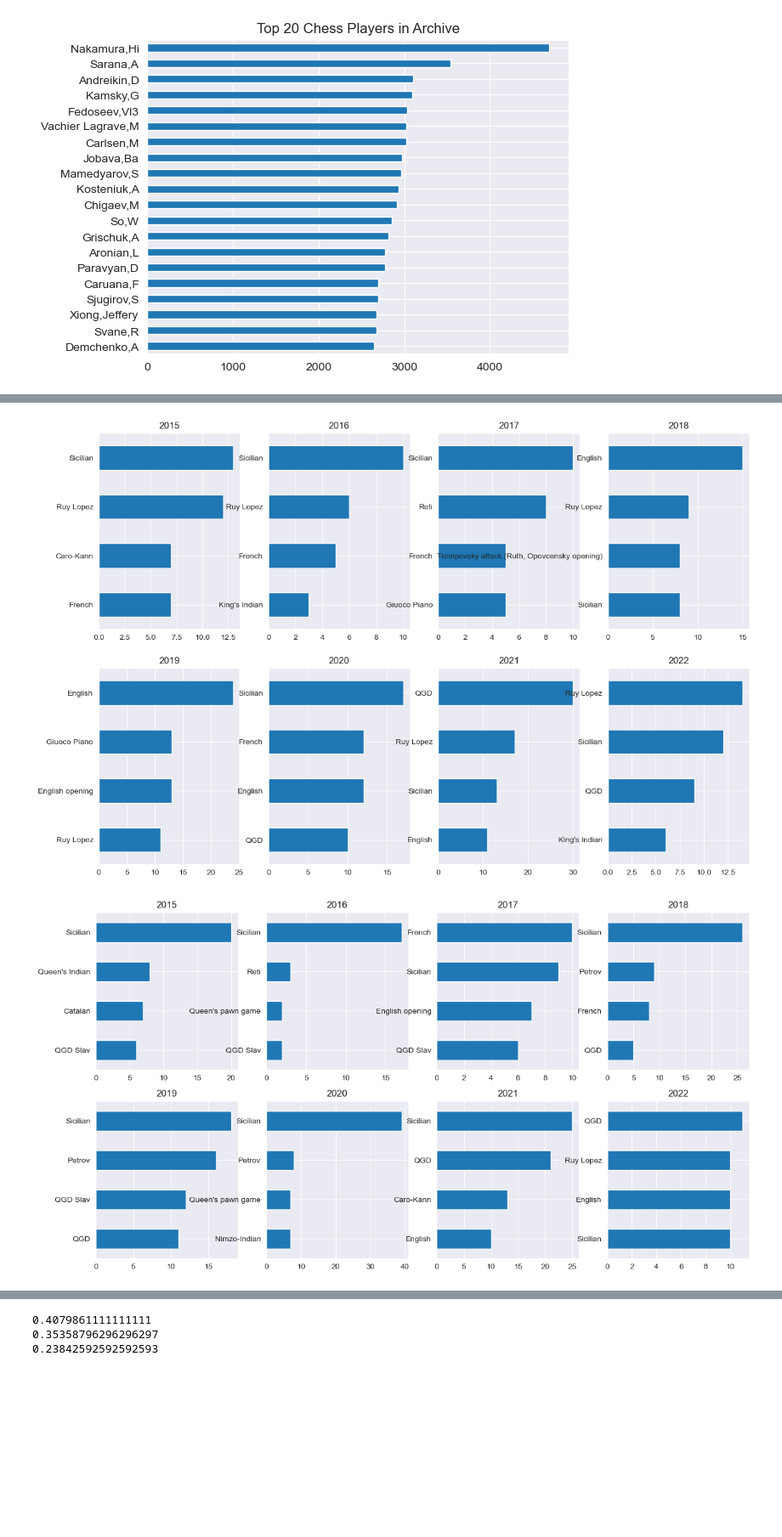
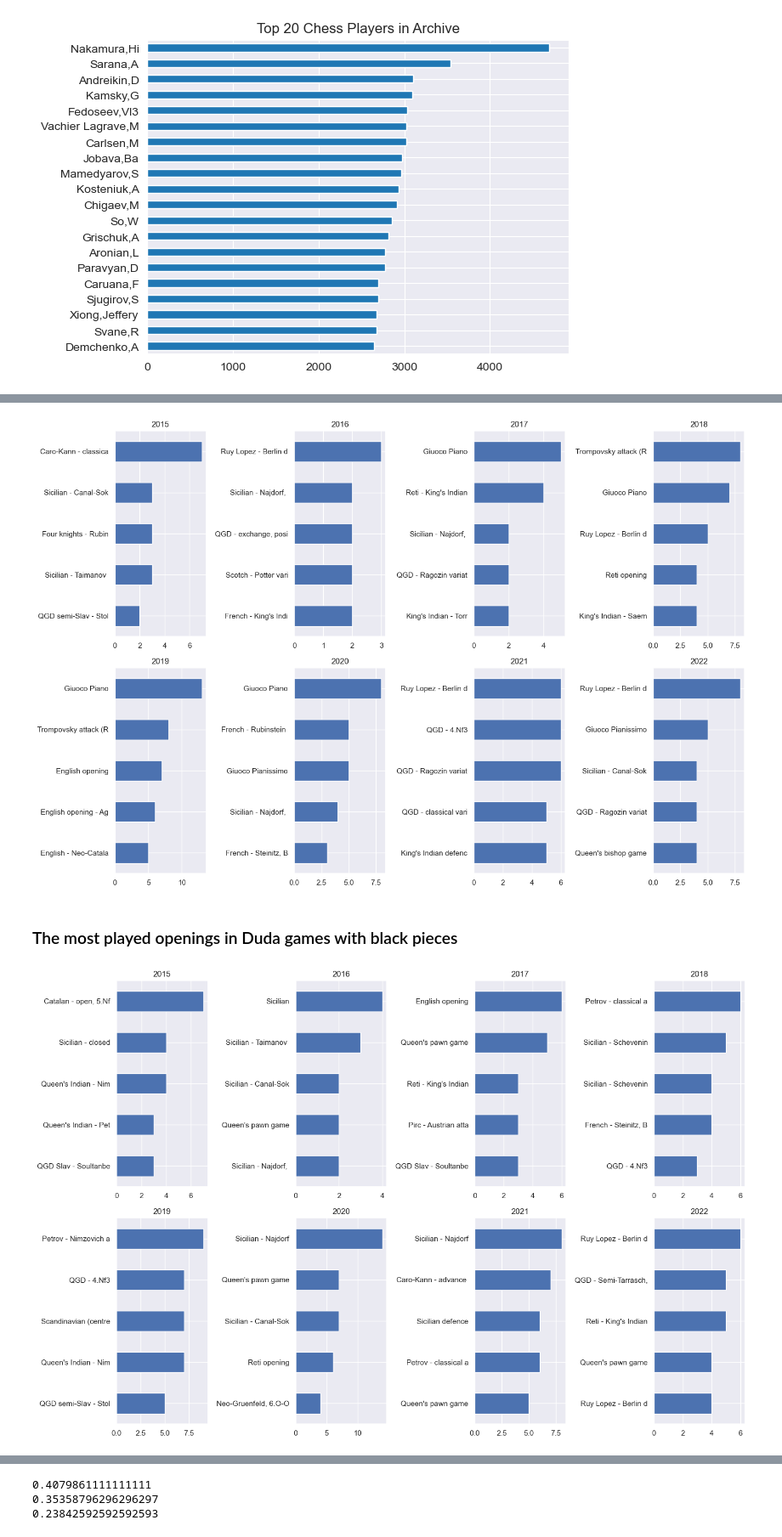
Before and after one commit to sebastiansuli/chessAnalysisProject, a Jupyter notebook: chessGit.ipynb, the cells around one changed output, grey strips where cells are left out. Shown at 85% size. Drawn from its saved outputs; the diff is of its cells as text; code cells hidden in the pictures; blank space fills up the shorter version.

```diff
--- a/chessGit.ipynb
+++ b/chessGit.ipynb
@@ -212,0 +413,4 @@ plt.show()
+# %%
+# OpeningVariation contains Ruy Lopez - so classic Ruy Lopez position and every variant
+df['OpeningVariation'] = df['OpeningVariation'].fillna('')
+tab1 = df.query('OpeningVariation.str.contains("Ruy Lopez")')['Year'].value_counts()
@@ -234,11 +566,11 @@ duda_black = df.query('Black == "Duda,J"')
 # %%
-# Openings by year playing by Duda
 fig, axs = plt.subplots(2, 4, figsize = (15, 10))
 axs = axs.flatten()
 for i, myyear in enumerate (range (2015, 2023)):
-    df_duda.query("Year == @myyear")['Opening'].value_counts(ascending = True).tail(4).plot(kind = 'barh', title = myyear,
-                                                                                       ax = axs[i]
-                                                                  )
+    variation_counts = df_duda.query("Year == @myyear")['OpeningVariation'].value_counts(ascending=True).tail(5)
+    variation_counts.index = variation_counts.index.str[:20]
+    variation_counts.plot(kind='barh', title=myyear, ax=axs[i])
+
 plt.tight_layout()
 plt.show()
 # %% [output]
@@ -245,0 +578,10 @@ plt.show()
+# %%
+# Create the line plot with top Duda Openings over time
+counts = df_duda.groupby(['Year', 'OpeningVariation']).size().reset_index(name='Count')
+top_openings = counts.sort_values(['Year', 'Count'], ascending=[True, False]).groupby('Year').head(5)
+
+sns.set(style="darkgrid")
+sns.lineplot(x="Year", y="Count", hue="OpeningVariation", data=top_openings)
+plt.legend(bbox_to_anchor=(1.05, 1), loc=2, borderaxespad=0.)
+
+plt.show()
@@ -246,20 +597,26 @@ plt.show()
 # %%
-# Openings played by Duda when he was white
-fig, axs = plt.subplots(2, 4, figsize = (15, 8))
+fig, axs = plt.subplots(2, 4, figsize = (15, 10))
 axs = axs.flatten()
 for i, myyear in enumerate (range (2015, 2023)):
-    duda_white.query("Year == @myyear")['Opening'].value_counts(ascending = True).tail(4).plot(kind = 'barh', title = myyear,
-                                                                                       ax = axs[i] )
+    variation_counts = duda_white.query("Year == @myyear")['OpeningVariation'].value_counts(ascending=True).tail(5)
+    variation_counts.index = variation_counts.index.str[:20]
+    variation_counts.plot(kind='barh', title=myyear, ax=axs[i])
+
+plt.tight_layout()
 plt.show()
 # %% [output]
-[figure, old version]
+[figure, new version]
+# %% [markdown]
+### The most played openings in Duda games with black pieces
 # %%
-# Openings played by Duda when he was black
-fig, axs = plt.subplots(2, 4, figsize = (15, 8))
+fig, axs = plt.subplots(2, 4, figsize = (15, 10))
 axs = axs.flatten()
 for i, myyear in enumerate (range (2015, 2023)):
-    duda_black.query("Year == @myyear")['Opening'].value_counts(ascending = True).tail(4).plot(kind = 'barh', title = myyear,
-                                                                                       ax = axs[i])
+    variation_counts = duda_black.query("Year == @myyear")['OpeningVariation'].value_counts(ascending=True).tail(5)
+    variation_counts.index = variation_counts.index.str[:20]
+    variation_counts.plot(kind='barh', title=myyear, ax=axs[i])
+
+plt.tight_layout()
 plt.show()
 # %% [output]
-[figure, old version]
+[figure, new version]
```
Also changed, not shown: parts of 122 cells of this notebook.
